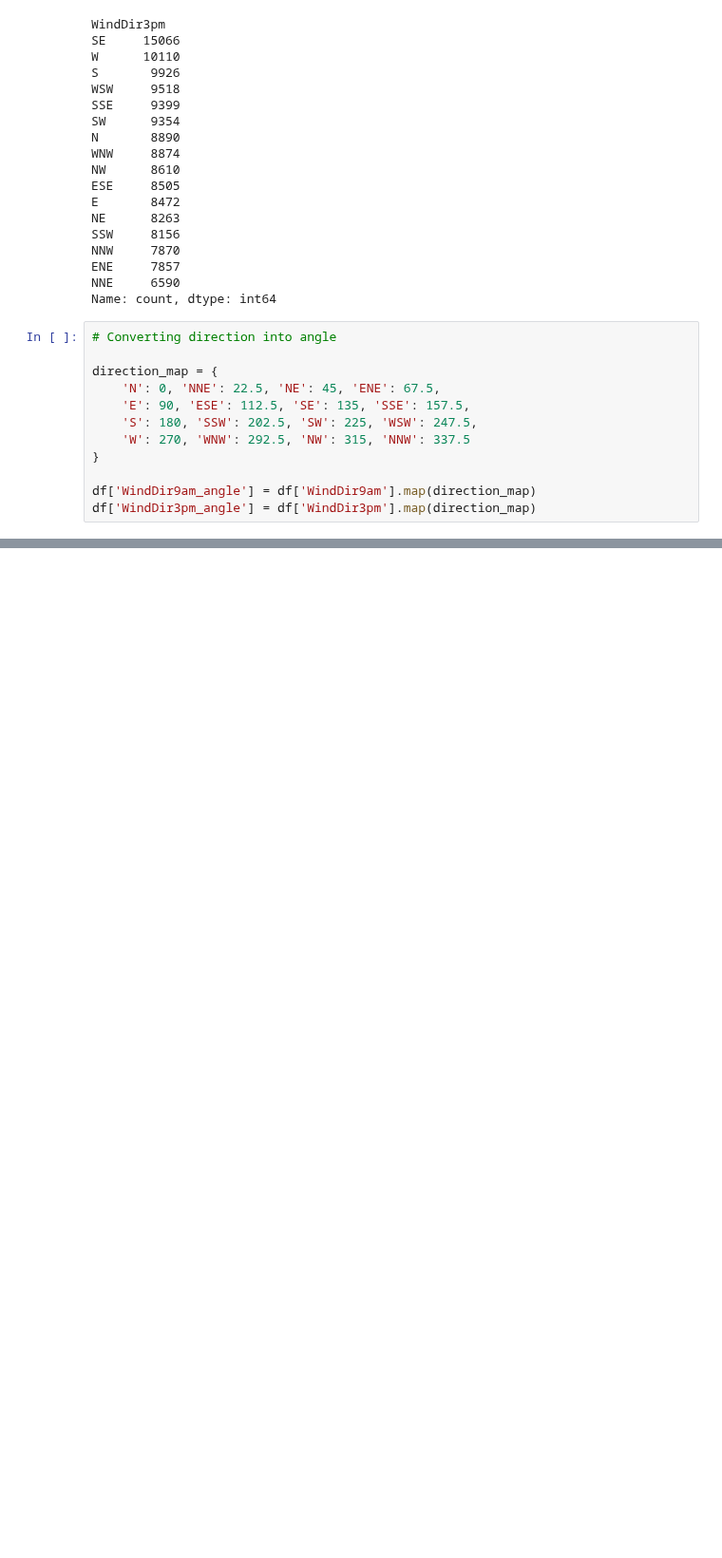
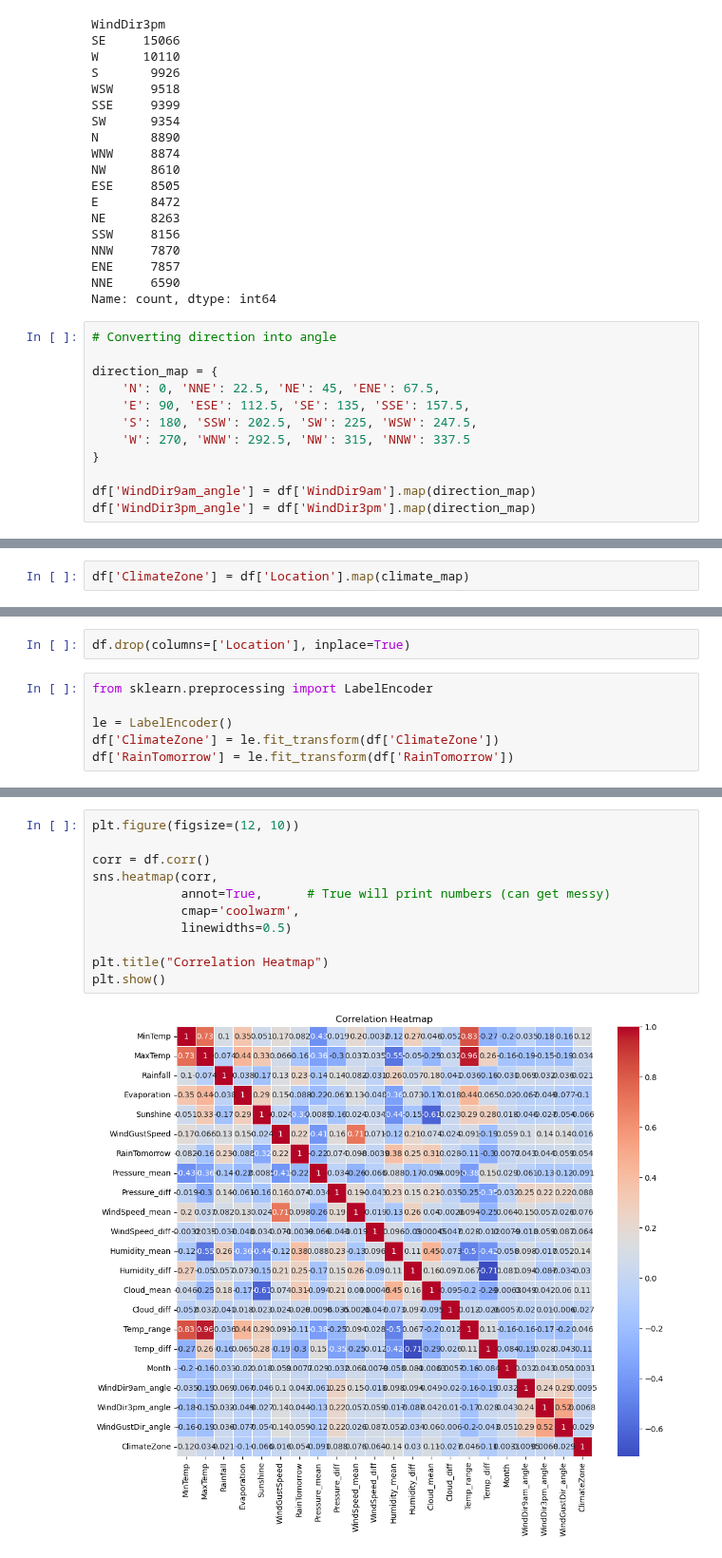
Before and after one commit to pradip-pawar1/End-to-End-Rainfall-Prediction, a Jupyter notebook: notebook/analysis.ipynb, the cells around one changed output, grey strips where cells are left out. Shown at 95% size. Cells and saved outputs as stored; diff of their text form; blank space fills up the shorter version.

```diff
--- a/notebook/analysis.ipynb
+++ b/notebook/analysis.ipynb
@@ -241,0 +309,2 @@ memory usage: 23.9+ MB
+# %%
+df['ClimateZone'] = df['Location'].map(climate_map)
@@ -241,0 +326,8 @@ memory usage: 23.9+ MB
+# %%
+df.drop(columns=['Location'], inplace=True)
+# %%
+from sklearn.preprocessing import LabelEncoder
+
+le = LabelEncoder()
+df['ClimateZone'] = le.fit_transform(df['ClimateZone'])
+df['RainTomorrow'] = le.fit_transform(df['RainTomorrow'])
@@ -241,0 +363,13 @@ memory usage: 23.9+ MB
+# %%
+plt.figure(figsize=(12, 10))
+
+corr = df.corr()
+sns.heatmap(corr,
+            annot=True,      # True will print numbers (can get messy)
+            cmap='coolwarm',
+            linewidths=0.5)
+
+plt.title("Correlation Heatmap")
+plt.show()
+# %% [output]
+[figure, added]
```
Also changed, not shown: parts of 44 cells of this notebook, 5 other files.
